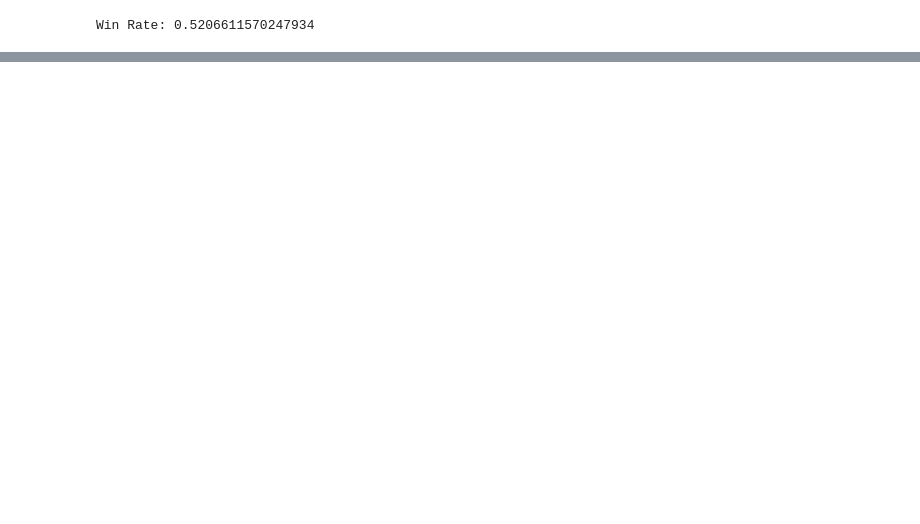
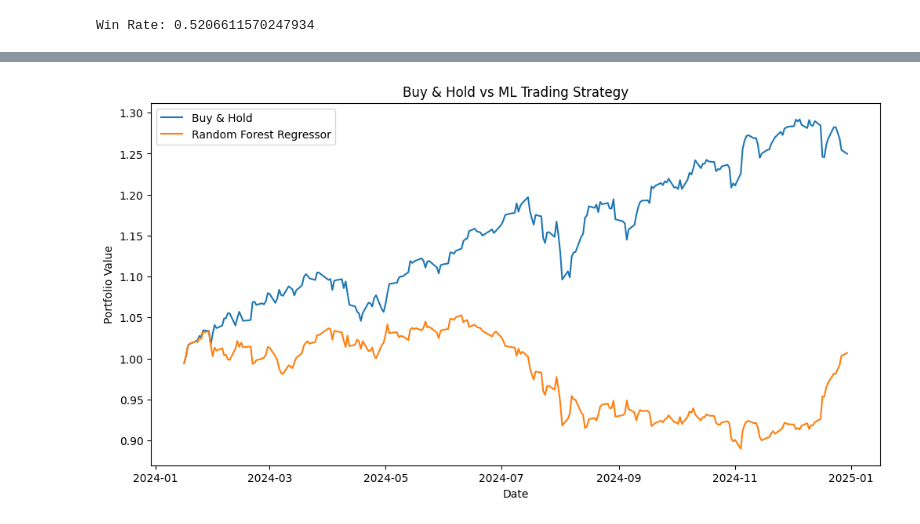
Before and after one commit to poojasukhdeve-project/SPY-ETF-Machine-Learning-Trading-Strategy, a Jupyter notebook: Quantitative_Prediction.ipynb, the cells around one changed output, grey strips where cells are left out. Cells and saved outputs as stored; diff of their text form; code cells hidden in the pictures; blank space fills up the shorter version.

```diff
--- a/Quantitative_Prediction.ipynb
+++ b/Quantitative_Prediction.ipynb
@@ -1335,0 +1243,14 @@ Among all models tested, the Random Forest Regressor delivered the best overall
+# %%
+# ===========================================
+# Create Buy & Hold Strategy
+# ===========================================
+
+buy_hold = pd.DataFrame()
+
+buy_hold['Buy_Hold_Return'] = results['Actual_Return']
+
+buy_hold['Cumulative_BuyHold'] = (
+    1 + buy_hold['Buy_Hold_Return']
+).cumprod()
+
+buy_hold.head()
@@ -1335,0 +1300,23 @@ Among all models tested, the Random Forest Regressor delivered the best overall
+# %%
+plt.figure(figsize=(12,6))
+
+plt.plot(
+    buy_hold.index,
+    buy_hold['Cumulative_BuyHold'],
+    label='Buy & Hold'
+)
+
+plt.plot(
+    results.index,
+    results['Cumulative_Strategy'],
+    label='Random Forest Regressor'
+)
+
+plt.title("Buy & Hold vs ML Trading Strategy")
+plt.xlabel("Date")
+plt.ylabel("Portfolio Value")
+plt.legend()
+
+plt.show()
+# %% [output]
+[figure, added]
```
Also changed, not shown: parts of 43 cells of this notebook.
